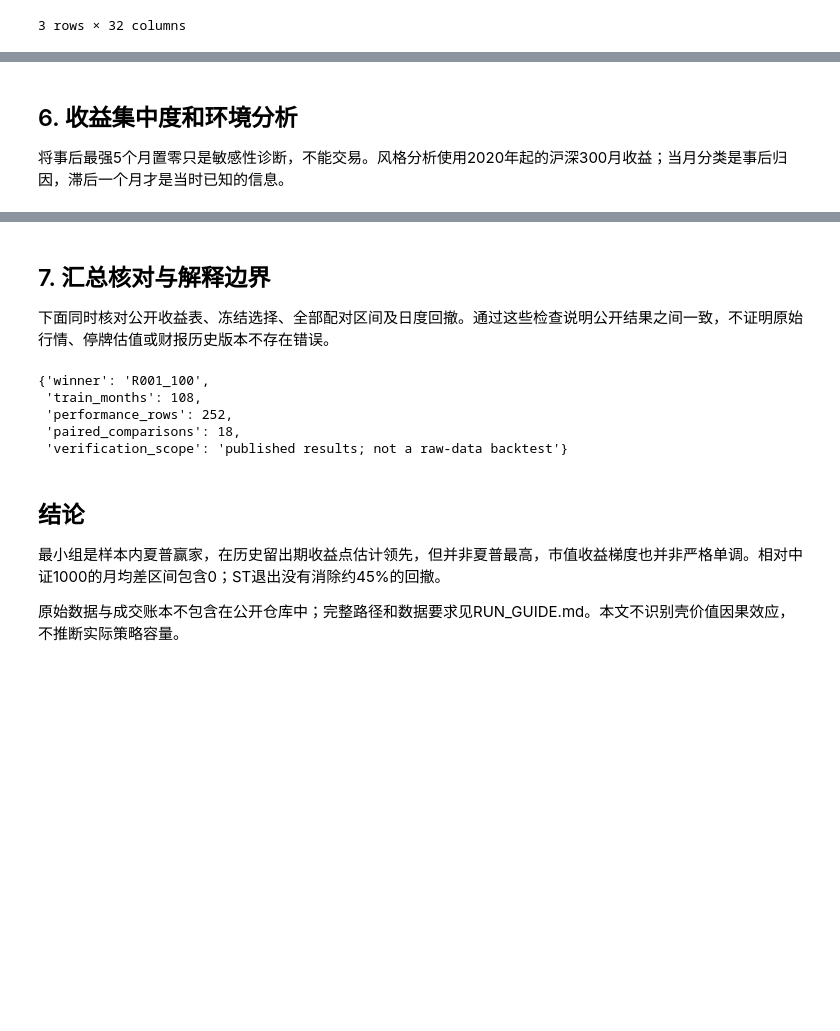
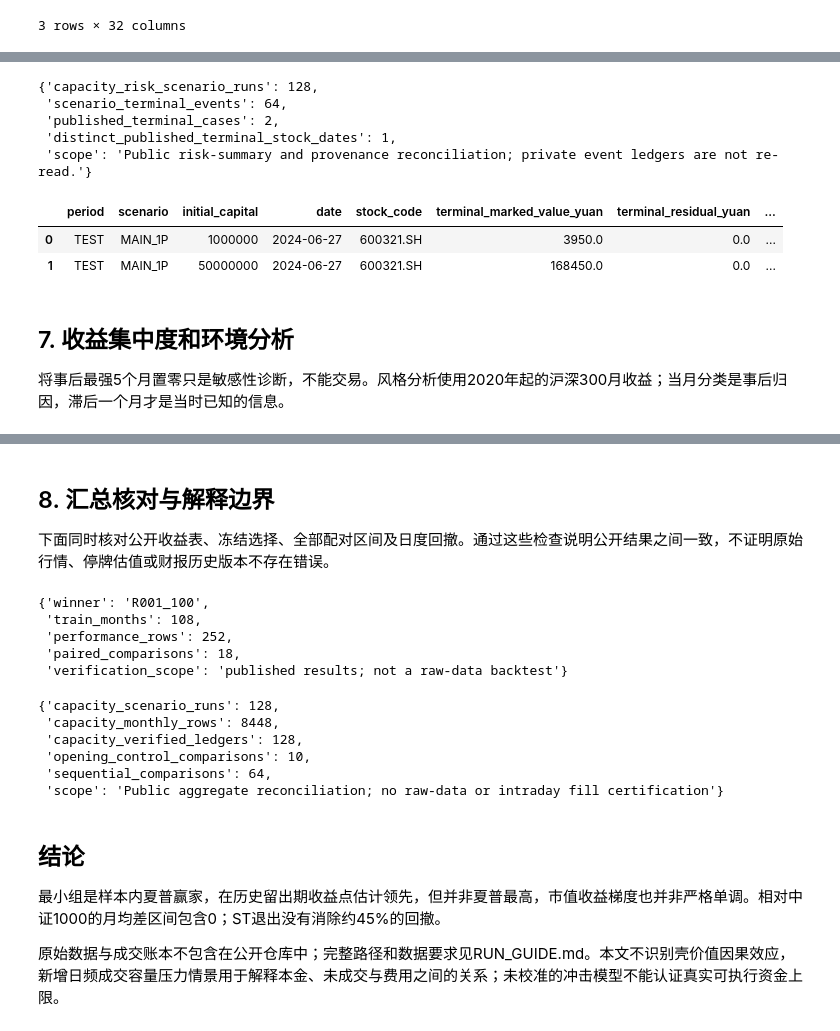
Before and after one commit to Elysiaivy/a-share-microcap-research, a Jupyter notebook: research.ipynb, the cells around one changed output, grey strips where cells are left out. Saved outputs shown, nothing was run; the diff lists cells and outputs as text; code cells hidden in the pictures; blank space fills up the shorter version.

```diff
--- a/research.ipynb
+++ b/research.ipynb
@@ -222,5 +347,21 @@ display(pd.read_csv(root/'results/cost_sensitivity.csv').query("strategy==@winne
+# %%
+from scripts.verify_capacity_risk import verify_capacity_risk
+display(verify_capacity_risk(root))
+terminal_risk=pd.read_csv(caproot/'risk_diagnostics.csv')
+np.testing.assert_allclose(terminal_risk.terminal_marked_value_yuan-terminal_risk.terminal_residual_yuan,
+                           terminal_risk.terminal_writeoff_yuan,atol=1e-8)
+display(pd.read_csv(caproot/'terminal_cases.csv'))
+# %% [output]
+{'capacity_risk_scenario_runs': 128,
+ 'scenario_terminal_events': 64,
+ 'published_terminal_cases': 2,
+ 'distinct_published_terminal_stock_dates': 1,
+ 'scope': 'Public risk-summary and provenance reconciliation; private event ledgers are not re-read.'}
+|  | period | scenario | initial_capital | date | stock_code | terminal_marked_value_yuan | terminal_residual_yuan | ... |
+| 0 | TEST | MAIN_1P | 1000000 | 2024-06-27 | 600321.SH | 3950.0 | 0.0 | ... |
+| 1 | TEST | MAIN_1P | 50000000 | 2024-06-27 | 600321.SH | 168450.0 | 0.0 | ... |
 # %% [markdown]
-## 6. 收益集中度和环境分析
+## 7. 收益集中度和环境分析
 
 将事后最强5个月置零只是敏感性诊断，不能交易。风格分析使用2020年起的沪深300月收益；当月分类是事后归因，滞后一个月才是当时已知的信息。
 # %%
@@ -250,21 +391,29 @@ display(environment.query("period=='TEST'")[['dimension','lag','state','n','mean
 | 20 | style | 1 | positive | 12 | 0.033745 | 0.166667 |
 | 21 | style | 1 | nonpositive | 12 | 0.010845 | 0.166667 |
 # %% [markdown]
-## 7. 汇总核对与解释边界
+## 8. 汇总核对与解释边界
 
 下面同时核对公开收益表、冻结选择、全部配对区间及日度回撤。通过这些检查说明公开结果之间一致，不证明原始行情、停牌估值或财报历史版本不存在错误。
 # %%
 from scripts.verify_public import verify_results
 display(verify_results(root))
+from scripts.verify_capacity import verify_capacity
+display(verify_capacity(root))
 # %% [output]
 {'winner': 'R001_100',
  'train_months': 108,
  'performance_rows': 252,
  'paired_comparisons': 18,
  'verification_scope': 'published results; not a raw-data backtest'}
+{'capacity_scenario_runs': 128,
+ 'capacity_monthly_rows': 8448,
+ 'capacity_verified_ledgers': 128,
+ 'opening_control_comparisons': 10,
+ 'sequential_comparisons': 64,
+ 'scope': 'Public aggregate reconciliation; no raw-data or intraday fill certification'}
 # %% [markdown]
 ## 结论
 
 最小组是样本内夏普赢家，在历史留出期收益点估计领先，但并非夏普最高，市值收益梯度也并非严格单调。相对中证1000的月均差区间包含0；ST退出没有消除约45%的回撤。
 
-原始数据与成交账本不包含在公开仓库中；完整路径和数据要求见RUN_GUIDE.md。本文不识别壳价值因果效应，不推断实际策略容量。
+原始数据与成交账本不包含在公开仓库中；完整路径和数据要求见RUN_GUIDE.md。本文不识别壳价值因果效应，新增日频成交容量压力情景用于解释本金、未成交与费用之间的关系；未校准的冲击模型不能认证真实可执行资金上限。
```
Also changed, not shown: parts of 5 cells of this notebook, 52 other files.
